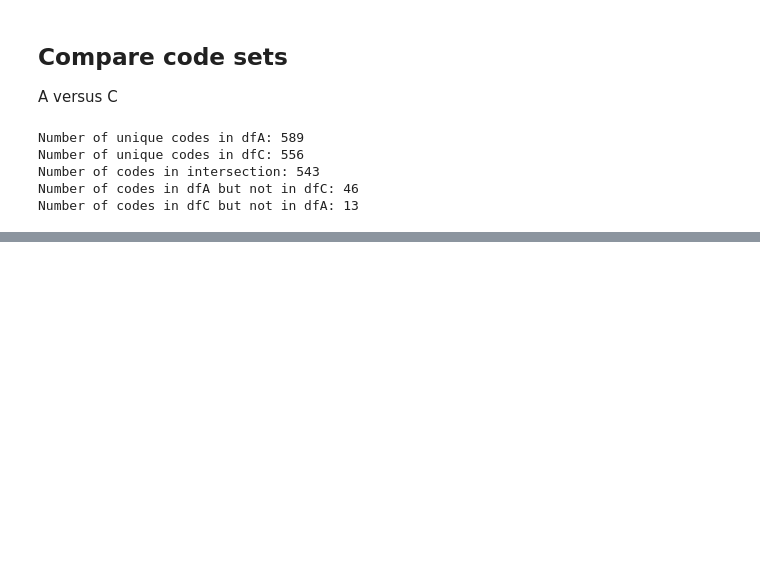
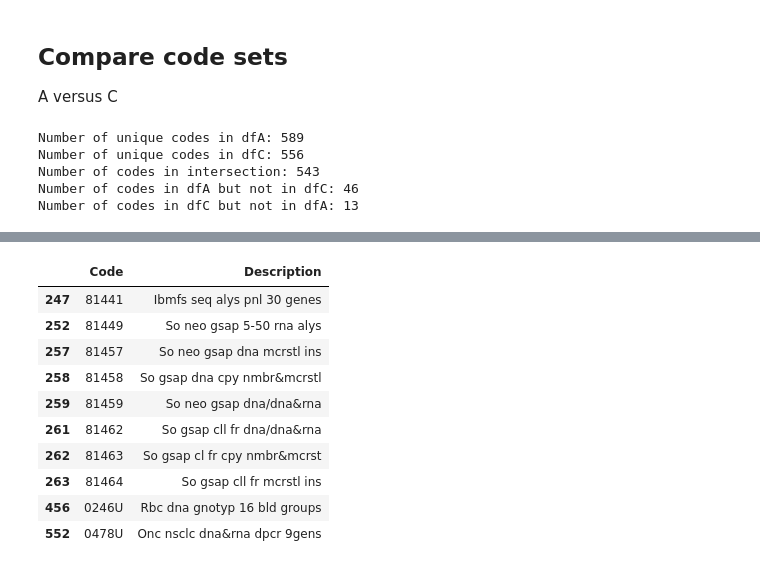
Before and after one commit to jeremyjyang/unmchp, a Jupyter notebook: colab/CPT_compare.ipynb, the cells around one changed output, grey strips where cells are left out. Cells and saved outputs as stored; diff of their text form; code cells hidden in the pictures; blank space fills up the shorter version.

```diff
--- a/colab/CPT_compare.ipynb
+++ b/colab/CPT_compare.ipynb
@@ -212,0 +223,14 @@ Codes in dfC but not in dfA (13): 0485U, 0481U, 81463, 0246U, 81462, 81441, 8145
+# %%
+dfC[dfC['Code'].isin(differenceCA)].head(10)
+# %% [output]
+|  | Code | Description |
+| 247 | 81441 | Ibmfs seq alys pnl 30 genes |
+| 252 | 81449 | So neo gsap 5-50 rna alys |
+| 257 | 81457 | So neo gsap dna mcrstl ins |
+| 258 | 81458 | So gsap dna cpy nmbr&mcrstl |
+| 259 | 81459 | So neo gsap dna/dna&rna |
+| 261 | 81462 | So gsap cll fr dna/dna&rna |
+| 262 | 81463 | So gsap cl fr cpy nmbr&mcrst |
+| 263 | 81464 | So gsap cll fr mcrstl ins |
+| 456 | 0246U | Rbc dna gnotyp 16 bld groups |
+| 552 | 0478U | Onc nsclc dna&rna dpcr 9gens |
```
Also changed, not shown: parts of 33 cells of this notebook.
